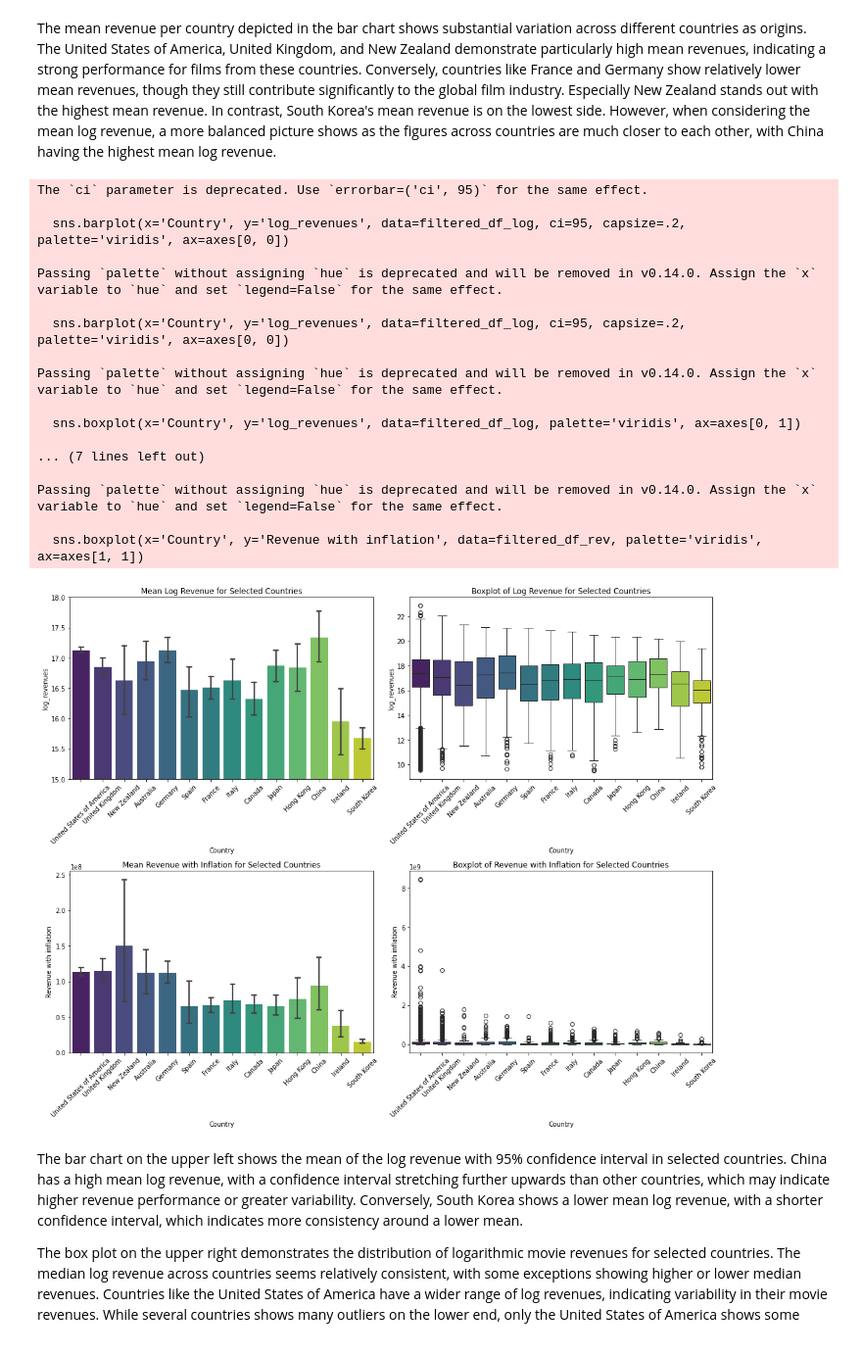
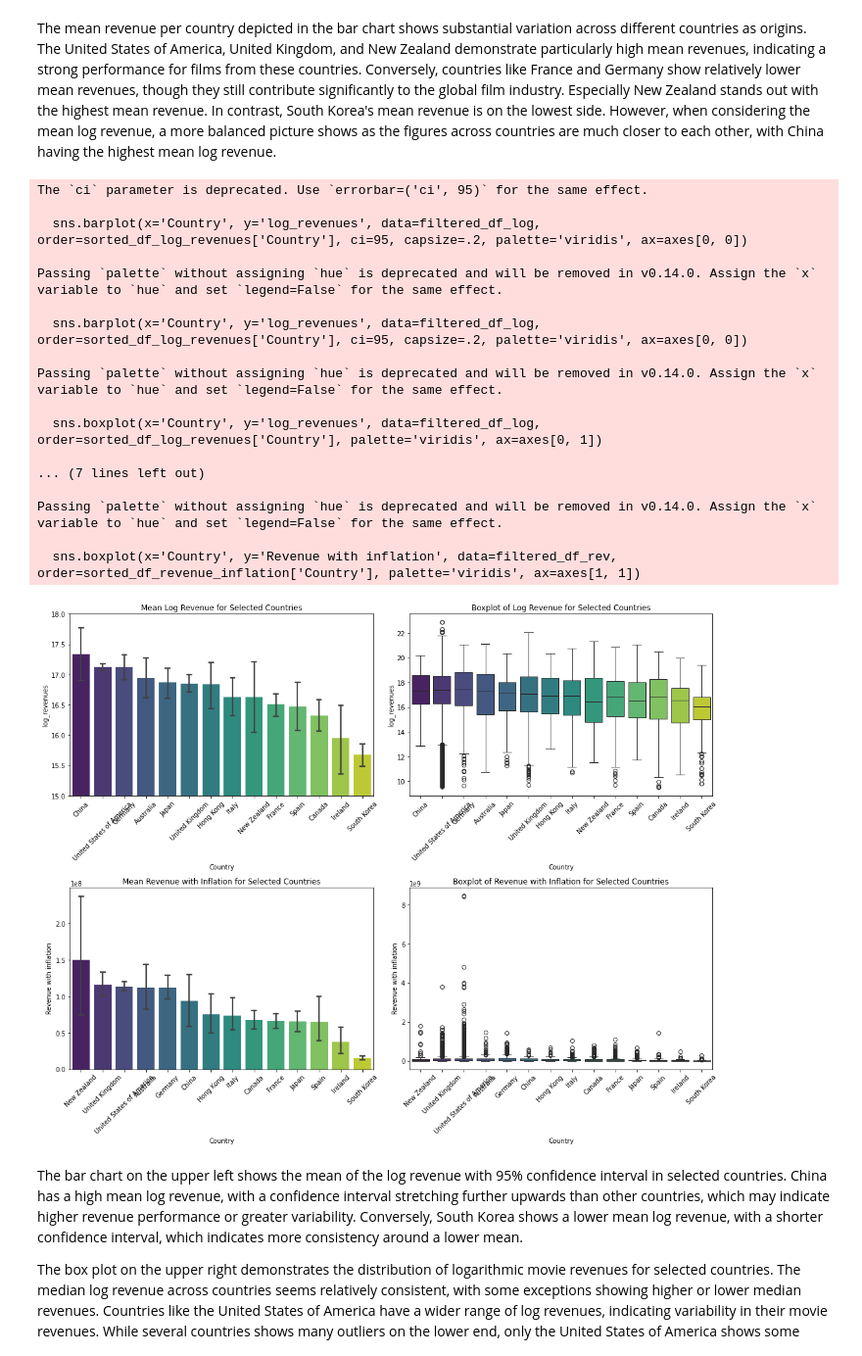
Before and after one commit to epfl-ada/ada-2023-project-adaflix, a Jupyter notebook: jerry_graphs_for story_countries_and_languages.ipynb, the cells around one changed output. Shown: that part at 98% size. Drawn from its saved outputs; the diff is of its cells as text; code cells hidden in the pictures.

Commit message:
Updated visualization
visualize the countries by mean revenue in descending order

```diff
--- a/jerry_graphs_for story_countries_and_languages.ipynb
+++ b/jerry_graphs_for story_countries_and_languages.ipynb
@@ -119,55 +119,55 @@ filtered_df_log = melted_df_log[melted_df_log['Is_Present'] == 1]
 melted_df_rev = movie_countries_df.melt(id_vars=['Revenue with inflation'], value_vars=selected_countries, var_name='Country', value_name='Is_Present')
 filtered_df_rev = melted_df_rev[melted_df_rev['Is_Present'] == 1]
 
-# Sort the DataFrame in descending order of log_revenues
-filtered_df_log = filtered_df_log.sort_values('log_revenues', ascending=False)
-filtered_df_rev = filtered_df_rev.sort_values('Revenue with inflation', ascending=False)
+# Sorting the data by mean revenue in descending order for visualization
+sorted_df_log_revenues = filtered_df_log.groupby('Country')['log_revenues'].mean().sort_values(ascending=False).reset_index()
+sorted_df_revenue_inflation = filtered_df_rev.groupby('Country')['Revenue with inflation'].mean().sort_values(ascending=False).reset_index()
 
 # Set up a multi-plot grid
 fig, axes = plt.subplots(2, 2, figsize=(15, 12))  # 2 rows, 2 columns
 
 # Plot the mean log revenue with error bars and 95% confidence interval
-sns.barplot(x='Country', y='log_revenues', data=filtered_df_log, ci=95, capsize=.2, palette='viridis', ax=axes[0, 0])
+sns.barplot(x='Country', y='log_revenues', data=filtered_df_log, order=sorted_df_log_revenues['Country'], ci=95, capsize=.2, palette='viridis', ax=axes[0, 0])
 axes[0, 0].set_title('Mean Log Revenue for Selected Countries')
 axes[0, 0].tick_params(axis='x', rotation=45)
 axes[0, 0].set_ylim(15, 18)  # Zoom in y-axis
 
 # Plot the boxplot for log revenue
-sns.boxplot(x='Country', y='log_revenues', data=filtered_df_log, palette='viridis', ax=axes[0, 1])
+sns.boxplot(x='Country', y='log_revenues', data=filtered_df_log, order=sorted_df_log_revenues['Country'], palette='viridis', ax=axes[0, 1])
 axes[0, 1].set_title('Boxplot of Log Revenue for Selected Countries')
 axes[0, 1].tick_params(axis='x', rotation=45)
 
 # Plot the mean revenue with inflation with error bars and 95% confidence interval
-sns.barplot(x='Country', y='Revenue with inflation', data=filtered_df_rev, ci=95, capsize=.2, palette='viridis', ax=axes[1, 0])
+sns.barplot(x='Country', y='Revenue with inflation', data=filtered_df_rev, order=sorted_df_revenue_inflation['Country'], ci=95, capsize=.2, palette='viridis', ax=axes[1, 0])
 axes[1, 0].set_title('Mean Revenue with Inflation for Selected Countries')
 axes[1, 0].tick_params(axis='x', rotation=45)
 
 # Plot the boxplot for revenue with inflation
-sns.boxplot(x='Country', y='Revenue with inflation', data=filtered_df_rev, palette='viridis', ax=axes[1, 1])
+sns.boxplot(x='Country', y='Revenue with inflation', data=filtered_df_rev, order=sorted_df_revenue_inflation['Country'], palette='viridis', ax=axes[1, 1])
 axes[1, 1].set_title('Boxplot of Revenue with Inflation for Selected Countries')
 axes[1, 1].tick_params(axis='x', rotation=45)
 
 plt.tight_layout()
 plt.show()
 # %% [output]
 The `ci` parameter is deprecated. Use `errorbar=('ci', 95)` for the same effect.
 
-  sns.barplot(x='Country', y='log_revenues', data=filtered_df_log, ci=95, capsize=.2, palette='viridis', ax=axes[0, 0])
+  sns.barplot(x='Country', y='log_revenues', data=filtered_df_log, order=sorted_df_log_revenues['Country'], ci=95, capsize=.2, palette='viridis', ax=axes[0, 0])
 
 Passing `palette` without assigning `hue` is deprecated and will be removed in v0.14.0. Assign the `x` variable to `hue` and set `legend=False` for the same effect.
 
-  sns.barplot(x='Country', y='log_revenues', data=filtered_df_log, ci=95, capsize=.2, palette='viridis', ax=axes[0, 0])
+  sns.barplot(x='Country', y='log_revenues', data=filtered_df_log, order=sorted_df_log_revenues['Country'], ci=95, capsize=.2, palette='viridis', ax=axes[0, 0])
 
 Passing `palette` without assigning `hue` is deprecated and will be removed in v0.14.0. Assign the `x` variable to `hue` and set `legend=False` for the same effect.
 
-  sns.boxplot(x='Country', y='log_revenues', data=filtered_df_log, palette='viridis', ax=axes[0, 1])
+  sns.boxplot(x='Country', y='log_revenues', data=filtered_df_log, order=sorted_df_log_revenues['Country'], palette='viridis', ax=axes[0, 1])
 
 ... (7 lines left out)
 
 Passing `palette` without assigning `hue` is deprecated and will be removed in v0.14.0. Assign the `x` variable to `hue` and set `legend=False` for the same effect.
 
-  sns.boxplot(x='Country', y='Revenue with inflation', data=filtered_df_rev, palette='viridis', ax=axes[1, 1])
+  sns.boxplot(x='Country', y='Revenue with inflation', data=filtered_df_rev, order=sorted_df_revenue_inflation['Country'], palette='viridis', ax=axes[1, 1])
-[figure, old version]
+[figure, new version]
 # %% [markdown]
 The bar chart on the upper left shows the mean of the log revenue with 95% confidence interval in selected countries. China has a high mean log revenue, with a confidence interval stretching further upwards than other countries, which may indicate higher revenue performance or greater variability. Conversely, South Korea shows a lower mean log revenue, with a shorter confidence interval, which indicates more consistency around a lower mean.
 
```
